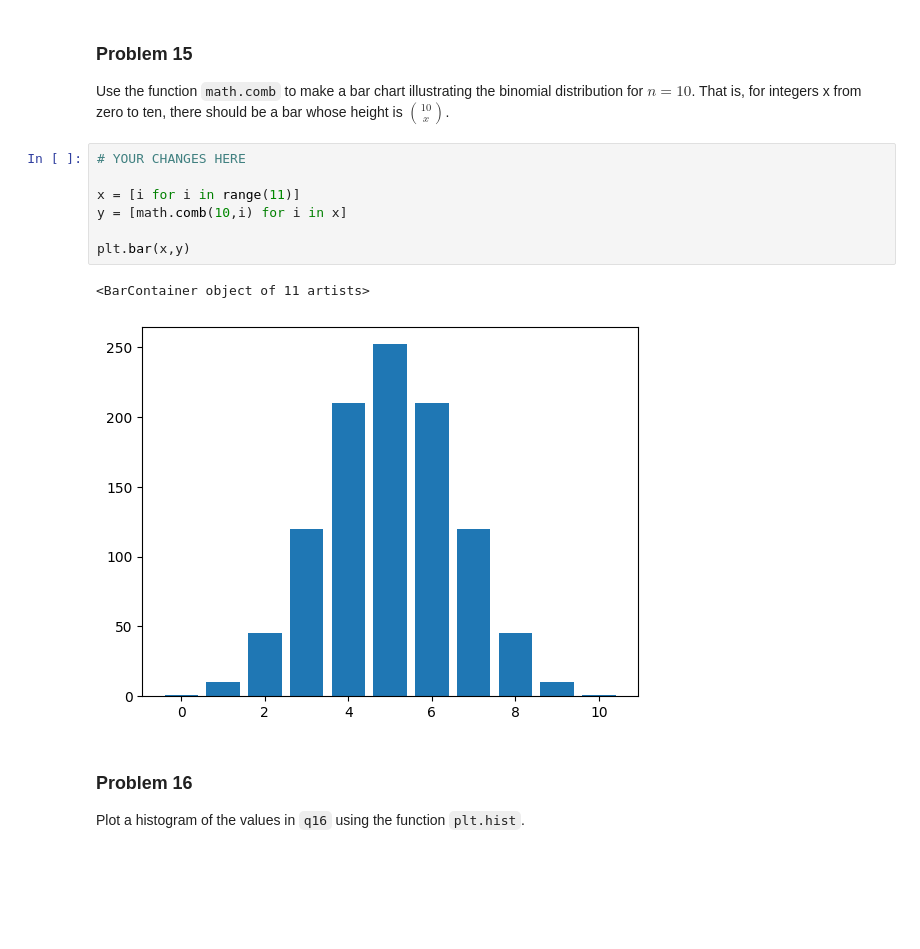
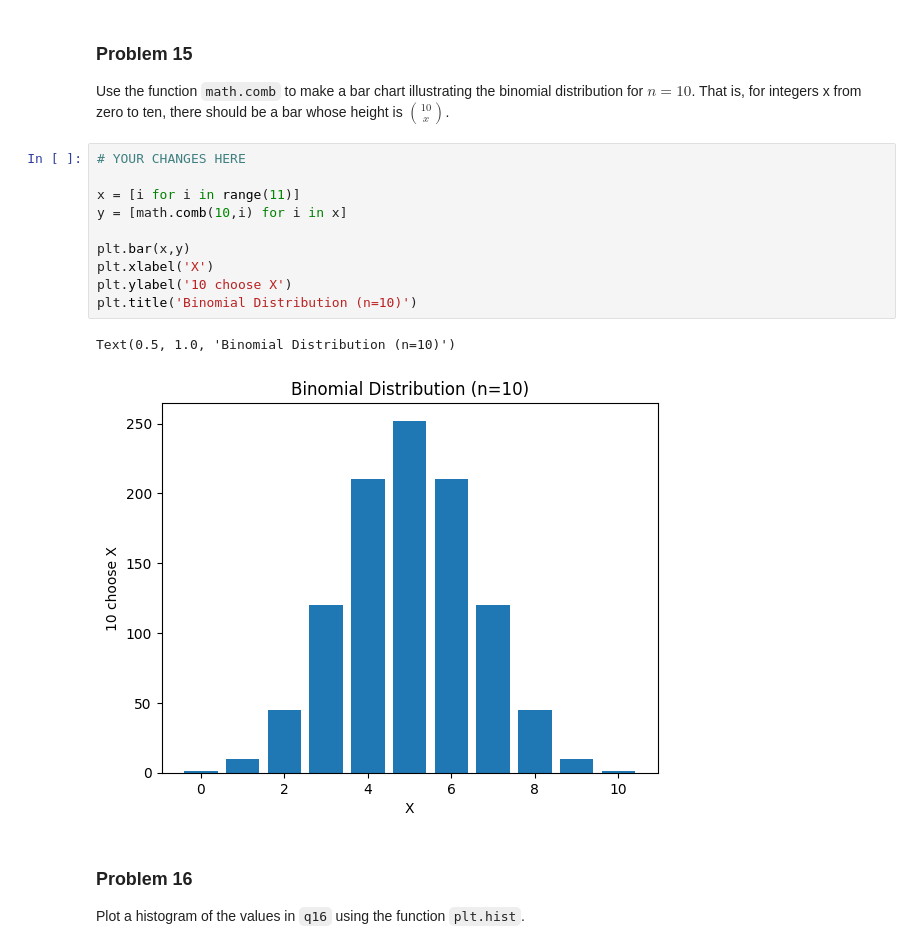
Before and after one commit to bvanson/dx602-homework-05, a Jupyter notebook: homeworTest.ipynb, the cells around one changed output. Cells and saved outputs as stored; diff of their text form; blank space fills up the shorter version.

```diff
--- a/homeworTest.ipynb
+++ b/homeworTest.ipynb
@@ -456,13 +452,16 @@ That is, for integers x from zero to ten, there should be a bar whose height is
 # %%
 # YOUR CHANGES HERE
 
 x = [i for i in range(11)]
 y = [math.comb(10,i) for i in x]
 
 plt.bar(x,y)
+plt.xlabel('X')
+plt.ylabel('10 choose X')
+plt.title('Binomial Distribution (n=10)')
 # %% [output]
-<BarContainer object of 11 artists>
+Text(0.5, 1.0, 'Binomial Distribution (n=10)')
-[figure, old version]
+[figure, new version]
 # %% [markdown]
 ### Problem 16
 
```
Also changed, not shown: parts of 5 cells of this notebook, 1 other file.
